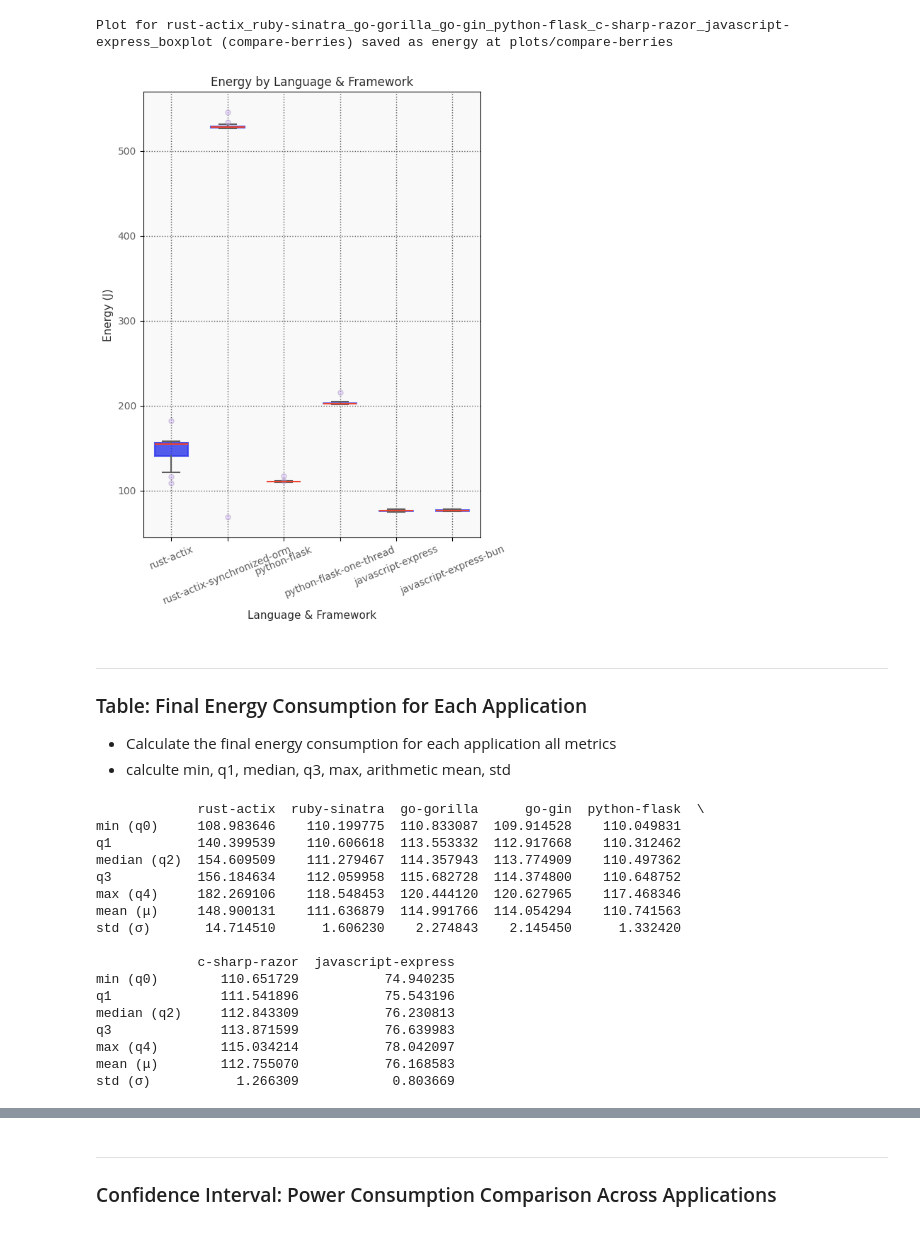
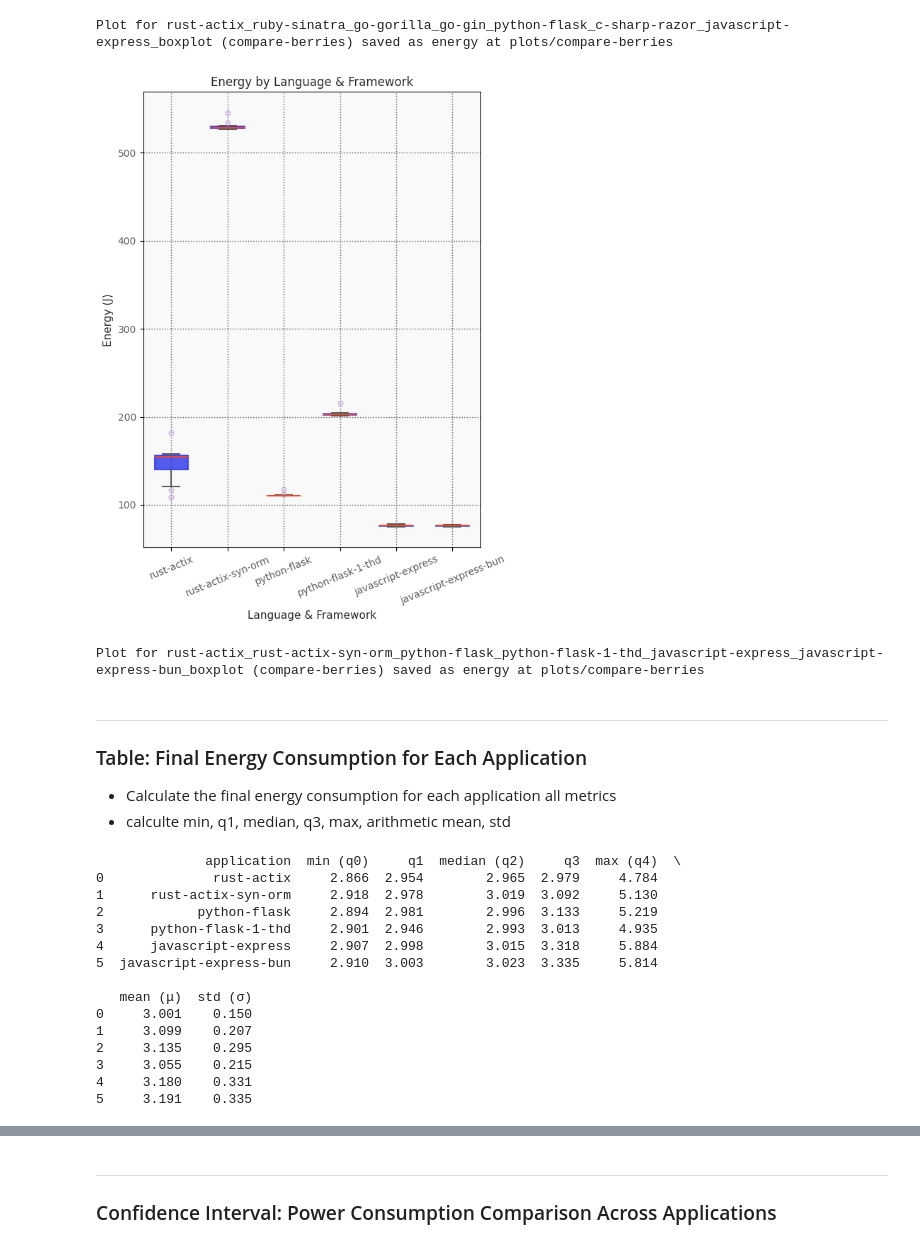
Before and after one commit to WAEC-T/data-analysis, a Jupyter notebook: berries-pipline-data-analysis.ipynb, the cells around one changed output, grey strips where cells are left out. Cells and saved outputs as stored; diff of their text form; code cells hidden in the pictures.

Commit message:
feat: added result tables for berries scenario

```diff
--- a/berries-pipline-data-analysis.ipynb
+++ b/berries-pipline-data-analysis.ipynb
@@ -21,7 +21,7 @@ import os
 import pandas as pd
 from fontTools.misc.bezierTools import approximateQuadraticArcLength
 
-SERVICES  = ['rust-actix', 'rust-actix-synchronized-orm', 'ruby-sinatra', 'go-gorilla', 'go-gin', 'python-flask', 'python-flask-one-thread', 'c-sharp-razor', 'javascript-express', 'javascript-express-bun'] # 'python-flask', 'go-gorilla',
+SERVICES  = ['rust-actix', 'rust-actix-syn-orm', 'ruby-sinatra', 'go-gorilla', 'go-gin', 'python-flask', 'python-flask-1-thd', 'c-sharp-razor', 'javascript-express', 'javascript-express-bun'] # 'python-flask', 'go-gorilla',
 base_dir = 'data/out'
 dir_out = 'plots/'
 data_dict = {}
@@ -42,7 +42,7 @@ for service in SERVICES:
             if "power" in file_name:
                 df_power = pd.read_csv(file_path, sep=',', quotechar='"', on_bad_lines='skip')
                 # df_power = df_power[~df_power['iteration'].isin([0, 29])]
-
+                print(f"Reading {service} with file: {file_name}")
                 # Calculate timedelta and energy for each row
                 grouped = df_power.groupby('iteration')
                 df_power['timedelta'] = grouped['timestamp'].diff()
@@ -62,6 +62,7 @@ for service in SERVICES:
 
                 # Store DataFrame in data_dict
                 data_dict[service] = df_power
+                print(f"Data stored in data_dict for {service}")
             else:
                 print("dataframe power does not exist")
 
@@ -545,58 +568,65 @@ save_plot(fig, f'{"_".join(applications)}_boxplot', plot_type="compare-berries",
 Plot for rust-actix_ruby-sinatra_go-gorilla_go-gin_python-flask_c-sharp-razor_javascript-express_boxplot (compare-berries) saved as energy at plots/compare-berries
 # %%
 # special cases:
-applications = ['rust-actix', 'rust-actix-synchronized-orm', 'python-flask', 'python-flask-one-thread', 'javascript-express', 'javascript-express-bun']
+applications = ['rust-actix', 'rust-actix-syn-orm', 'python-flask', 'python-flask-1-thd', 'javascript-express', 'javascript-express-bun']
 metric = 'energy'
 fig = plot_application_comparison(
         data_dict=data_dict,
         applications=applications,
         metric=metric
         )
 # %% [output]
-[figure, old version]
+[figure, new version]
+# %%
+# save special cases plot
+save_plot(fig, f'{"_".join(applications)}_boxplot', plot_type="compare-berries", filename_suffix=metric)
+# %% [output]
+Plot for rust-actix_rust-actix-syn-orm_python-flask_python-flask-1-thd_javascript-express_javascript-express-bun_boxplot (compare-berries) saved as energy at plots/compare-berries
 # %% [markdown]
 ---
 ### Table: Final Energy Consumption for Each Application
 * Calculate the final energy consumption for each application all metrics
 * calculte min, q1, median, q3, max, arithmetic mean, std
 # %%
-# calculate min, q1, median, q3, max, arithmetic mean, std
+# descriptive statistics for each application - power
 final_results = {}
 
 for service in SERVICES:
     # Extract cumulative_energy for the last value in each iteration
     df_service = data_dict[service]
-    final_energy = df_service.groupby('iteration')['cumulative_energy'].last()
+    final_energy = df_service['power']
 
     # Calculate the required statistics
     statistics = {
-        "min (q0)": final_energy.min(),
-        "q1": final_energy.quantile(0.25),
-        "median (q2)": final_energy.median(),
-        "q3": final_energy.quantile(0.75),
-        "max (q4)": final_energy.max(),
-        "mean (μ)": final_energy.mean(),
-        "std (σ)": final_energy.std(),
+        "min (q0)": round(final_energy.min(), 3),
+        "q1": round(final_energy.quantile(0.25), 3),
+        "median (q2)": round(final_energy.median(), 3),
+        "q3": round(final_energy.quantile(0.75), 3),
+        "max (q4)": round(final_energy.max(), 3),
+        "mean (μ)": round(final_energy.mean(), 3),
+        "std (σ)": round(final_energy.std(),3 ),
     }
     final_results[service] = statistics
 
 final_results_df = pd.DataFrame(final_results)
+final_results_df = final_results_df.T
+final_results_df.reset_index(inplace=True)
+final_results_df.rename(columns={'index': 'application'}, inplace=True)
+
 print(final_results_df)
 # %% [output]
-             rust-actix  ruby-sinatra  go-gorilla      go-gin  python-flask  \
-min (q0)     108.983646    110.199775  110.833087  109.914528    110.049831
-q1           140.399539    110.606618  113.553332  112.917668    110.312462
-median (q2)  154.609509    111.279467  114.357943  113.774909    110.497362
-q3           156.184634    112.059958  115.682728  114.374800    110.648752
-max (q4)     182.269106    118.548453  120.444120  120.627965    117.468346
-mean (μ)     148.900131    111.636879  114.991766  114.054294    110.741563
-std (σ)       14.714510      1.606230    2.274843    2.145450      1.332420
+              application  min (q0)     q1  median (q2)     q3  max (q4)  \
+0              rust-actix     2.866  2.954        2.965  2.979     4.784
+1      rust-actix-syn-orm     2.918  2.978        3.019  3.092     5.130
+2            python-flask     2.894  2.981        2.996  3.133     5.219
+3      python-flask-1-thd     2.901  2.946        2.993  3.013     4.935
+4      javascript-express     2.907  2.998        3.015  3.318     5.884
+5  javascript-express-bun     2.910  3.003        3.023  3.335     5.814
 
-             c-sharp-razor  javascript-express
-min (q0)        110.651729           74.940235
-q1              111.541896           75.543196
-median (q2)     112.843309           76.230813
-q3              113.871599           76.639983
-max (q4)        115.034214           78.042097
-mean (μ)        112.755070           76.168583
-std (σ)           1.266309            0.803669
+   mean (μ)  std (σ)
+0     3.001    0.150
+1     3.099    0.207
+2     3.135    0.295
+3     3.055    0.215
+4     3.180    0.331
+5     3.191    0.335
```
Also changed, not shown: parts of 11 cells of this notebook, 5 other files.
